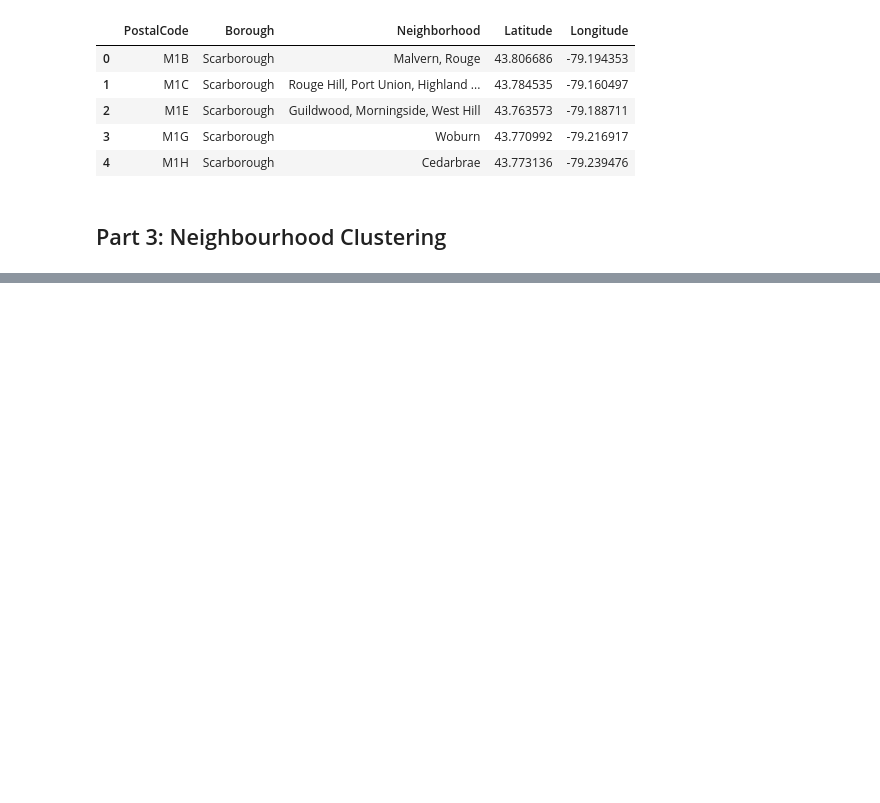
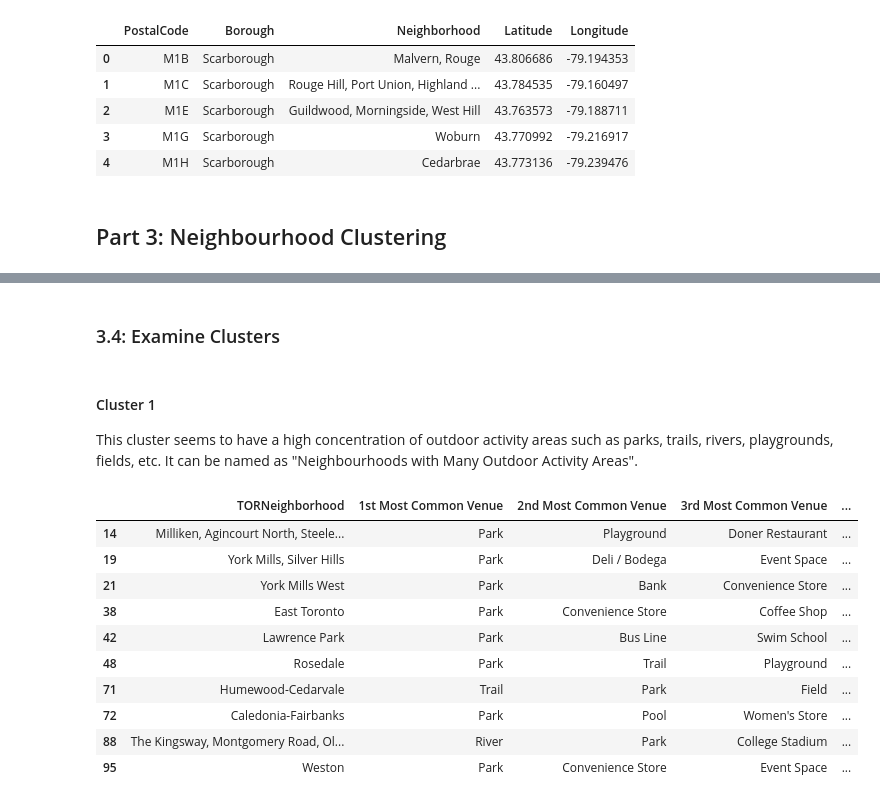
Before and after one commit to apache088/Coursera_Capstone, a Jupyter notebook: Neighbourhood Segmentation and Clustering.ipynb, the cells around one changed output, grey strips where cells are left out. Saved outputs shown, nothing was run; the diff lists cells and outputs as text; code cells hidden in the pictures; blank space fills up the shorter version.

```diff
--- a/Neighbourhood Segmentation and Clustering.ipynb
+++ b/Neighbourhood Segmentation and Clustering.ipynb
@@ -80,0 +367,20 @@ df.head()
+# %% [markdown]
+### 3.4: Examine Clusters
+# %% [markdown]
+#### Cluster 1
+
+This cluster seems to have a high concentration of outdoor activity areas such as parks, trails, rivers, playgrounds, fields, etc. It can be named as "Neighbourhoods with Many Outdoor Activity Areas".
+# %%
+toronto_merged.loc[toronto_merged['Cluster Labels'] == 0, toronto_merged.columns[[2] + list(range(6, toronto_merged.shape[1]))]]
+# %% [output]
+|  | TORNeighborhood | 1st Most Common Venue | 2nd Most Common Venue | 3rd Most Common Venue | ... |
+| 14 | Milliken, Agincourt North, Steele... | Park | Playground | Doner Restaurant | ... |
+| 19 | York Mills, Silver Hills | Park | Deli / Bodega | Event Space | ... |
+| 21 | York Mills West | Park | Bank | Convenience Store | ... |
+| 38 | East Toronto | Park | Convenience Store | Coffee Shop | ... |
+| 42 | Lawrence Park | Park | Bus Line | Swim School | ... |
+| 48 | Rosedale | Park | Trail | Playground | ... |
+| 71 | Humewood-Cedarvale | Trail | Park | Field | ... |
+| 72 | Caledonia-Fairbanks | Park | Pool | Women's Store | ... |
+| 88 | The Kingsway, Montgomery Road, Ol... | River | Park | College Stadium | ... |
+| 95 | Weston | Park | Convenience Store | Event Space | ... |
```
Also changed, not shown: parts of 27 cells of this notebook.
